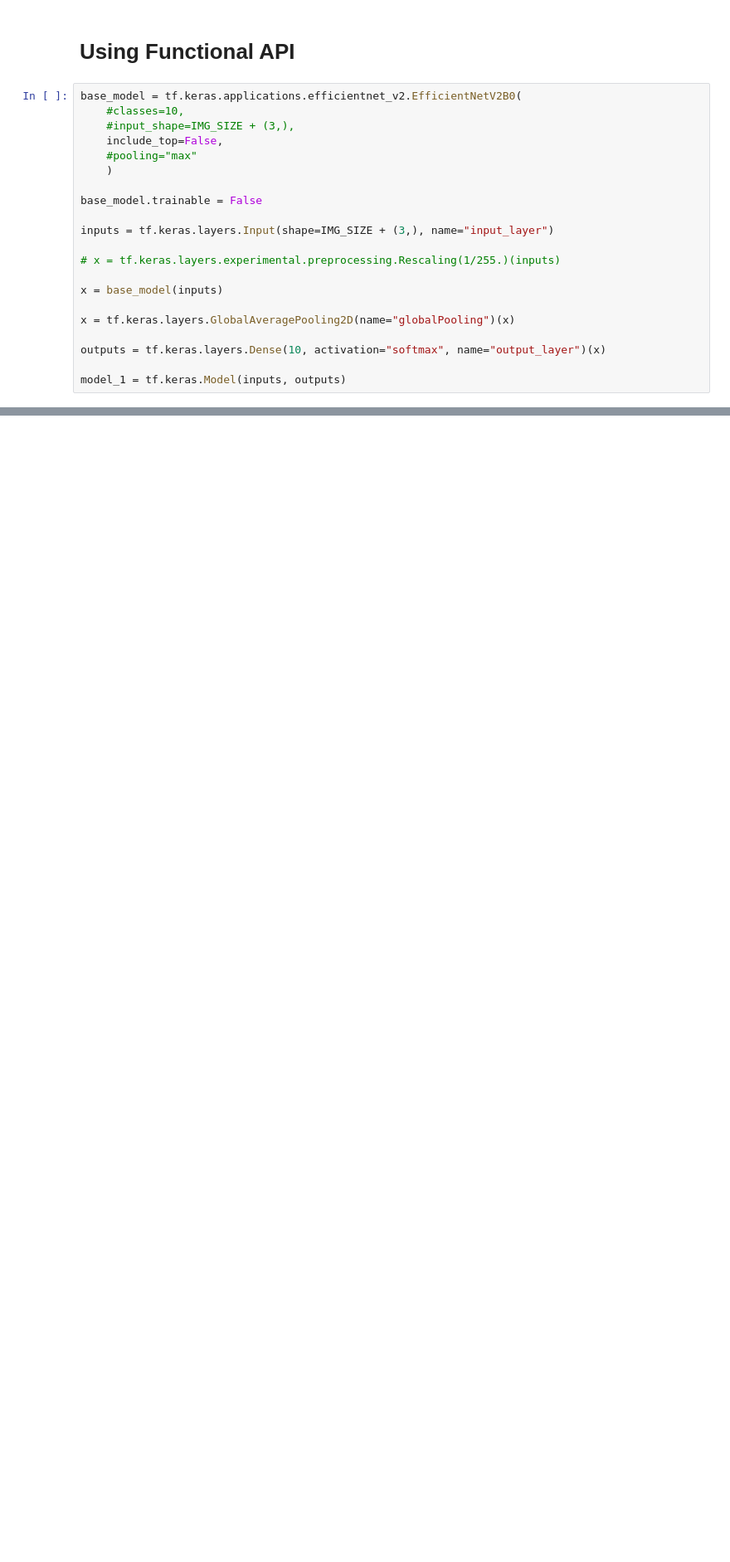
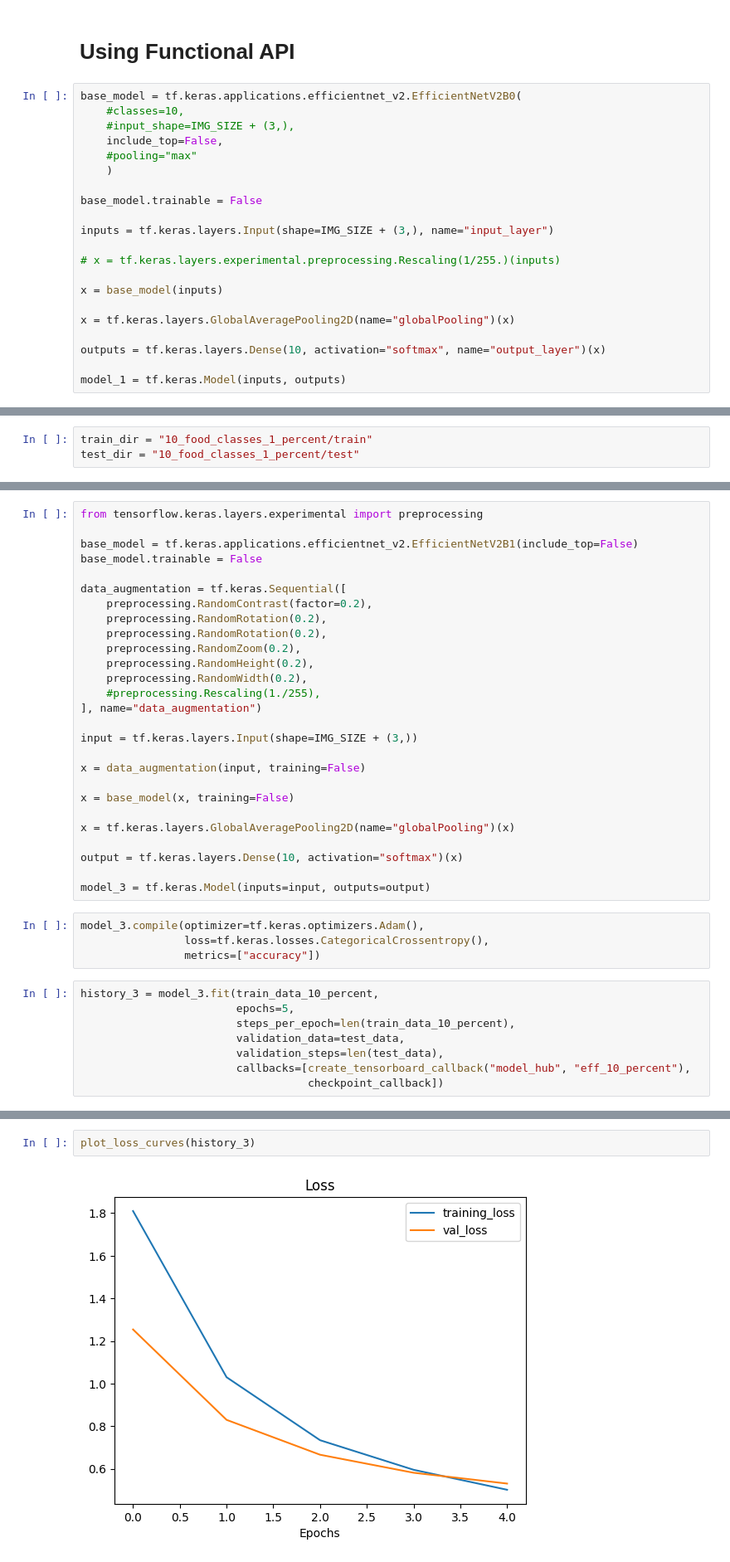
Before and after one commit to timonpalm/TFCourse, a Jupyter notebook: 05_transfer_learning_2.ipynb, the cells around one changed output, grey strips where cells are left out. Shown at 83% size. Drawn from its saved outputs; the diff is of its cells as text; blank space fills up the shorter version.

```diff
--- a/05_transfer_learning_2.ipynb
+++ b/05_transfer_learning_2.ipynb
@@ -226,0 +289,3 @@ plot_loss_curves(history_1)
+# %%
+train_dir = "10_food_classes_1_percent/train"
+test_dir = "10_food_classes_1_percent/test"
@@ -226,0 +358,39 @@ plot_loss_curves(history_1)
+# %%
+from tensorflow.keras.layers.experimental import preprocessing
+
+base_model = tf.keras.applications.efficientnet_v2.EfficientNetV2B1(include_top=False)
+base_model.trainable = False
+
+data_augmentation = tf.keras.Sequential([
+    preprocessing.RandomContrast(factor=0.2),
+    preprocessing.RandomRotation(0.2),
+    preprocessing.RandomRotation(0.2),
+    preprocessing.RandomZoom(0.2),
+    preprocessing.RandomHeight(0.2),
+    preprocessing.RandomWidth(0.2),
+    #preprocessing.Rescaling(1./255),
+], name="data_augmentation")
+
+input = tf.keras.layers.Input(shape=IMG_SIZE + (3,))
+
+x = data_augmentation(input, training=False)
+
+x = base_model(x, training=False)
+
+x = tf.keras.layers.GlobalAveragePooling2D(name="globalPooling")(x)
+
+output = tf.keras.layers.Dense(10, activation="softmax")(x)
+
+model_3 = tf.keras.Model(inputs=input, outputs=output)
+# %%
+model_3.compile(optimizer=tf.keras.optimizers.Adam(),
+                loss=tf.keras.losses.CategoricalCrossentropy(),
+                metrics=["accuracy"])
+# %%
+history_3 = model_3.fit(train_data_10_percent,
+                        epochs=5,
+                        steps_per_epoch=len(train_data_10_percent),
+                        validation_data=test_data,
+                        validation_steps=len(test_data),
+                        callbacks=[create_tensorboard_callback("model_hub", "eff_10_percent"),
+                                   checkpoint_callback])
@@ -226,0 +414,4 @@ plot_loss_curves(history_1)
+# %%
+plot_loss_curves(history_3)
+# %% [output]
+[figure, added]
```
Also changed, not shown: parts of 40 cells of this notebook.
